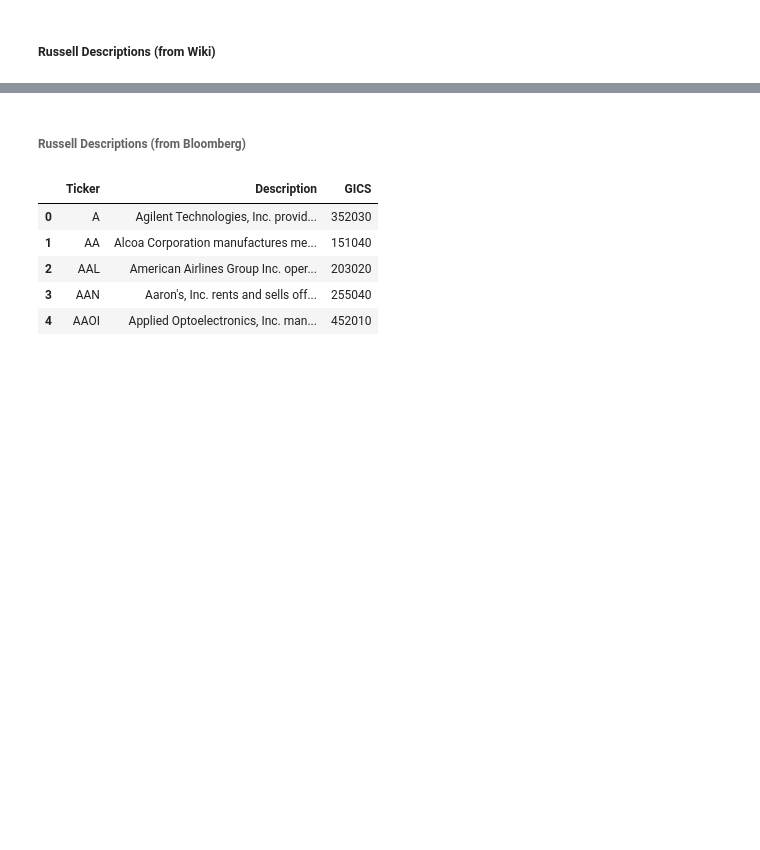
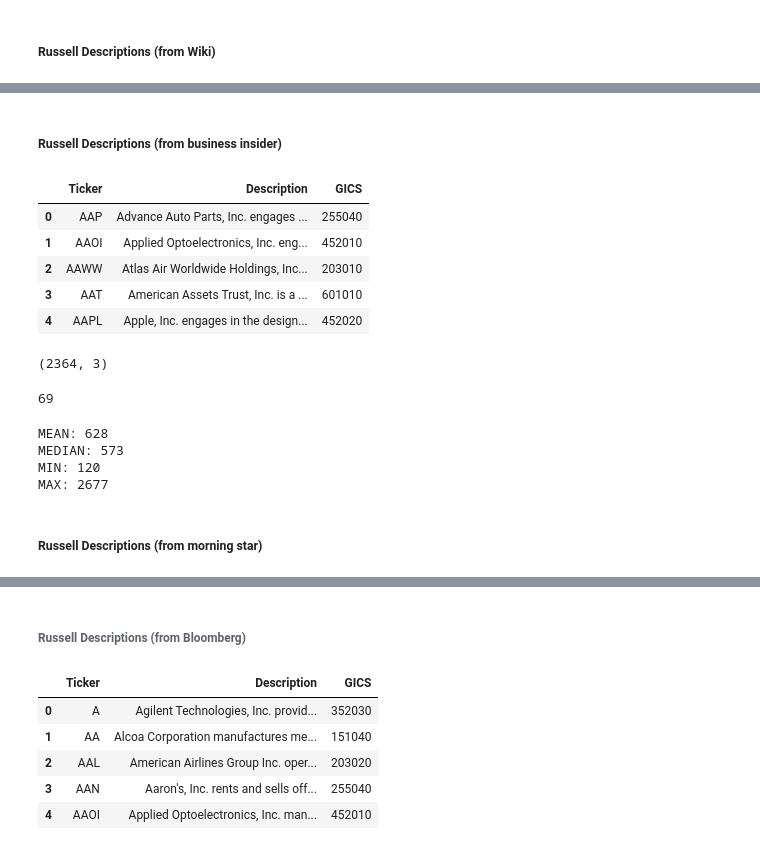
Before and after one commit to Sivalavida/Text-based-Industry-Classification, a Jupyter notebook: LSI Word Embedding.ipynb, the cells around one changed output, grey strips where cells are left out. Cells and saved outputs as stored; diff of their text form; code cells hidden in the pictures; blank space fills up the shorter version.

```diff
--- a/LSI Word Embedding.ipynb
+++ b/LSI Word Embedding.ipynb
@@ -456,0 +469,32 @@ russell_desc_wiki_df.Description.iloc[100]
+# %% [markdown]
+##### Russell Descriptions (from business insider)
+# %%
+russell_desc_bi_df = pd.read_csv('scrapy_spiders/data_out/russell_desc_business_insider.csv').dropna().reset_index(drop=True)
+russell_desc_bi_df = pd.merge(russell_desc_bi_df, ticker_to_gics_df, on='Ticker')
+# %%
+russell_desc_bi_df.head()
+# %% [output]
+|  | Ticker | Description | GICS |
+| 0 | AAP | Advance Auto Parts, Inc. engages ... | 255040 |
+| 1 | AAOI | Applied Optoelectronics, Inc. eng... | 452010 |
+| 2 | AAWW | Atlas Air Worldwide Holdings, Inc... | 203010 |
+| 3 | AAT | American Assets Trust, Inc. is a ... | 601010 |
+| 4 | AAPL | Apple, Inc. engages in the design... | 452020 |
+# %%
+russell_desc_bi_df.shape
+# %% [output]
+(2364, 3)
+# %%
+print(len(set(russell_desc_bi_df.GICS)))
+# %% [output]
+69
+# %%
+description_length_stats(russell_desc_bi_df)
+# longest_and_shortest_description(russell_desc_bi_df)
+# %% [output]
+MEAN: 628
+MEDIAN: 573
+MIN: 120
+MAX: 2677
+# %% [markdown]
+##### Russell Descriptions (from morning star)
```
Also changed, not shown: parts of 32 cells of this notebook, 7 other files.
